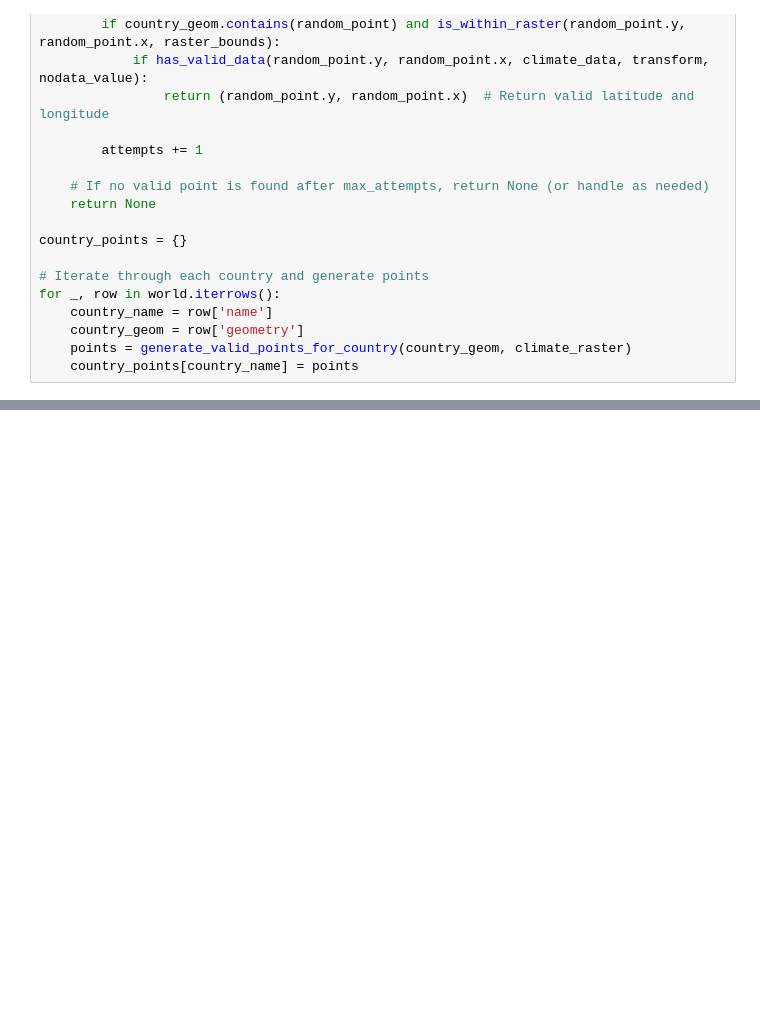
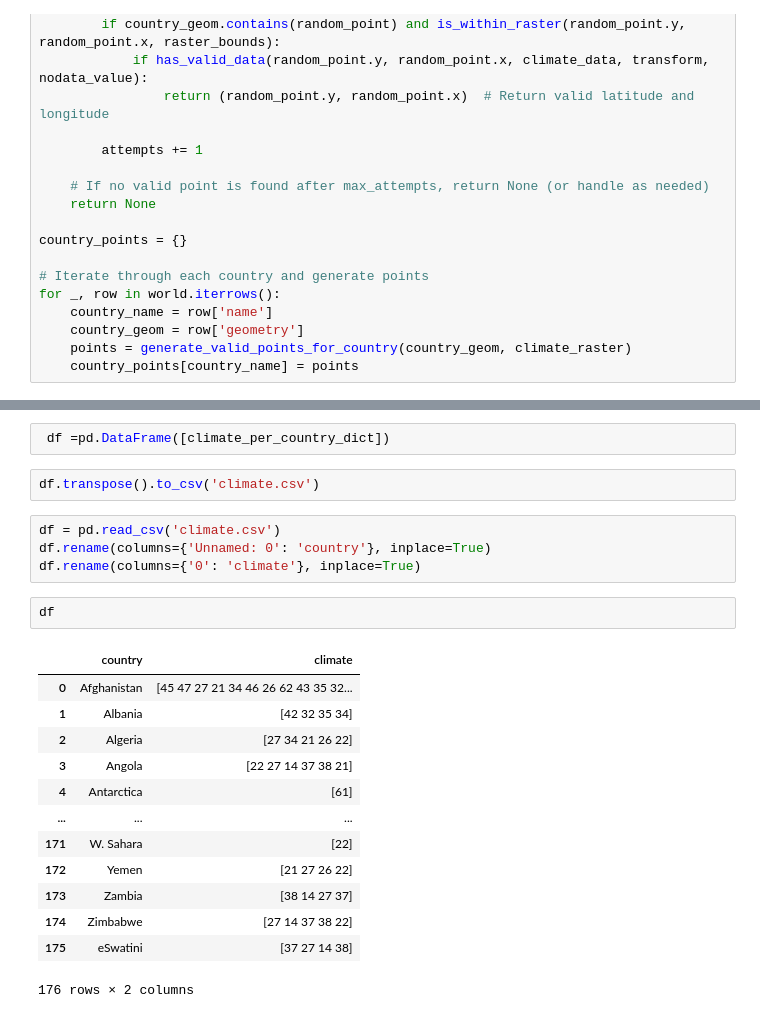
Before and after one commit to Jmuhleman/GML, a Jupyter notebook: climate.ipynb, the cells around one changed output, grey strips where cells are left out. Saved outputs shown, nothing was run; the diff lists cells and outputs as text; blank space fills up the shorter version.

Commit message:
add climate

```diff
--- a/climate.ipynb
+++ b/climate.ipynb
@@ -226,0 +293,24 @@ Country: S. Sudan
+# %%
+ df =pd.DataFrame([climate_per_country_dict])
+# %%
+df.transpose().to_csv('climate.csv')
+# %%
+df = pd.read_csv('climate.csv')
+df.rename(columns={'Unnamed: 0': 'country'}, inplace=True)
+df.rename(columns={'0': 'climate'}, inplace=True)
+# %%
+df
+# %% [output]
+|  | country | climate |
+| 0 | Afghanistan | [45 47 27 21 34 46 26 62 43 35 32... |
+| 1 | Albania | [42 32 35 34] |
+| 2 | Algeria | [27 34 21 26 22] |
+| 3 | Angola | [22 27 14 37 38 21] |
+| 4 | Antarctica | [61] |
+| ... | ... | ... |
+| 171 | W. Sahara | [22] |
+| 172 | Yemen | [21 27 26 22] |
+| 173 | Zambia | [38 14 27 37] |
+| 174 | Zimbabwe | [27 14 37 38 22] |
+| 175 | eSwatini | [37 27 14 38] |
+176 rows × 2 columns
```
Also changed, not shown: parts of 7 cells of this notebook.
